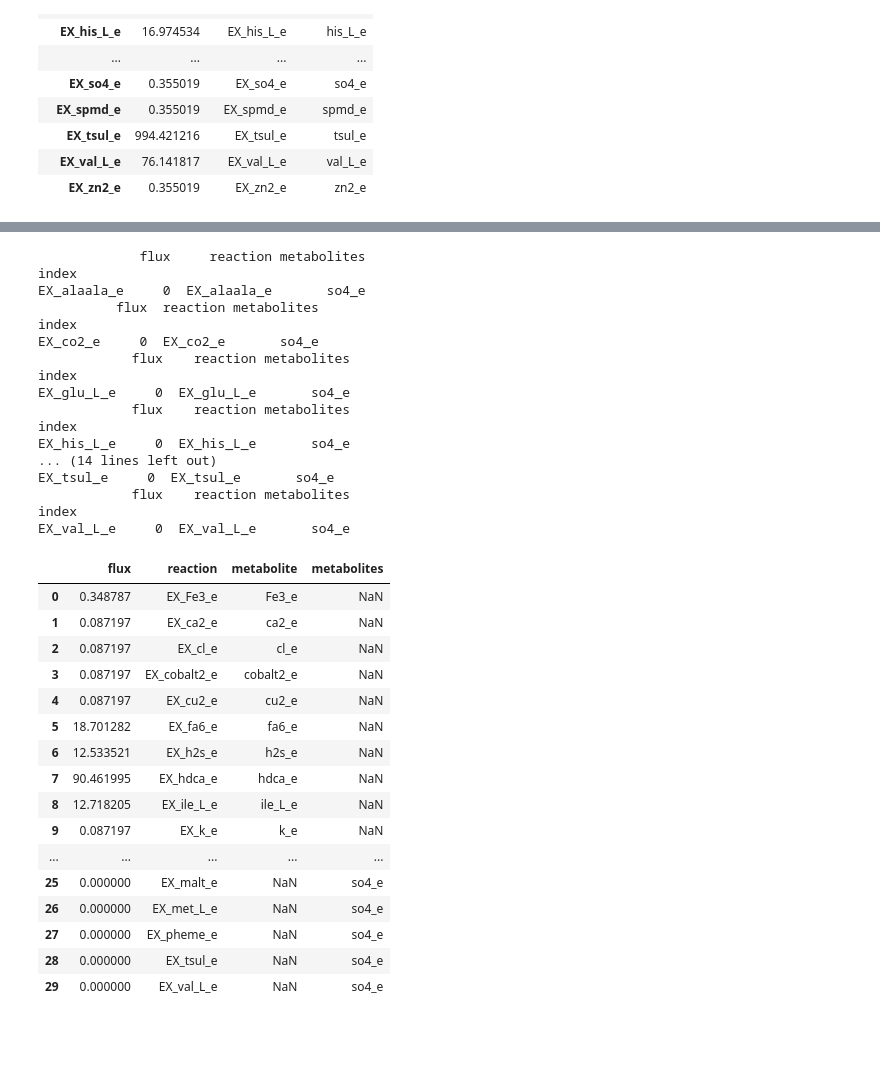
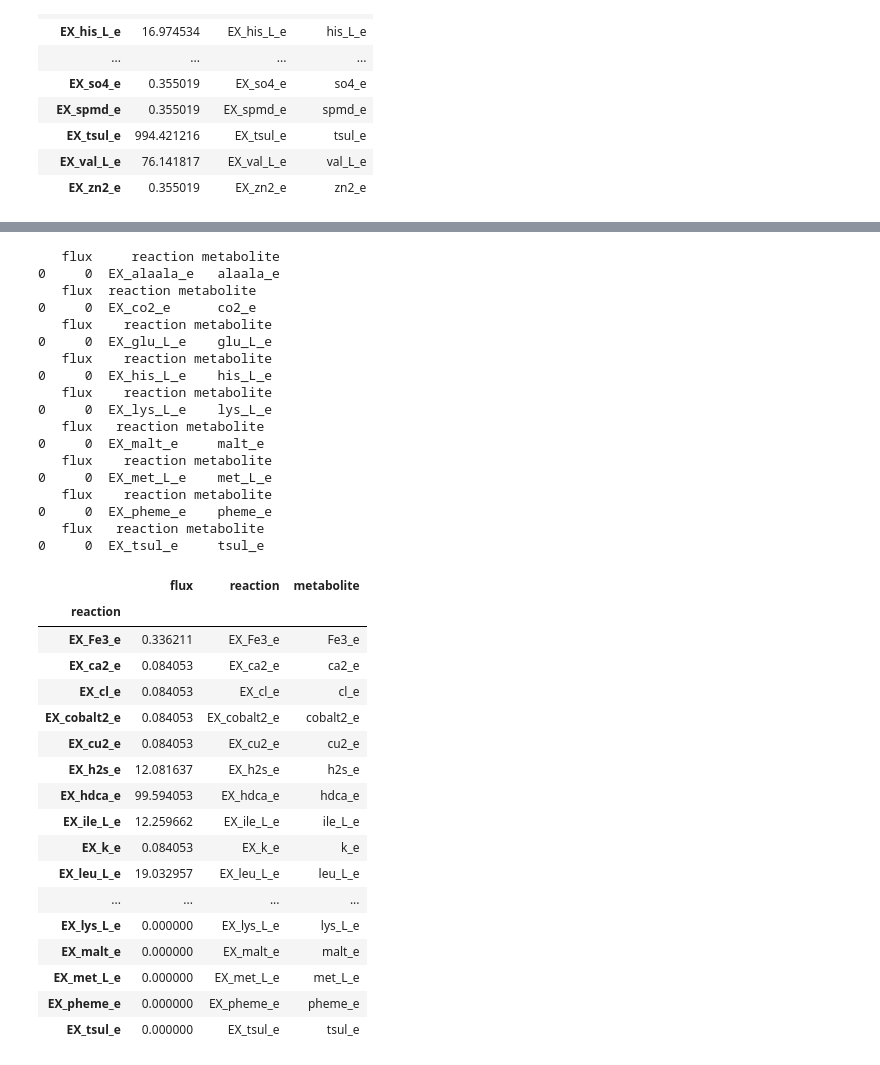
Before and after one commit to BondonMickael/M_xanthus-E_coli-Predation, a Jupyter notebook: notebooks/test_growth.ipynb, the cells around one changed output, grey strips where cells are left out. Saved outputs shown, nothing was run; the diff lists cells and outputs as text; code cells hidden in the pictures; blank space fills up the shorter version.

```diff
--- a/notebooks/test_growth.ipynb
+++ b/notebooks/test_growth.ipynb
@@ -652,8 +652,8 @@ M_xanthus.reactions.EX_no_e.lower_bound = 0
 M_xanthus.reactions.EX_lac_D_e.lower_bound = 0
 M_xanthus.reactions.EX_tsul_e.lower_bound = 0
 
-# M_xanthus.reactions.EX_fa1_e.lower_bound = 0
-# M_xanthus.reactions.EX_fa6_e.lower_bound = 0
+#M_xanthus.reactions.EX_fa1_e.lower_bound = 0
+M_xanthus.reactions.EX_fa6_e.lower_bound = 0
 
 ## ESSENTIAL METABOLITES
 M_xanthus.reactions.EX_mg2_e.lower_bound = -1000
@@ -762,25 +785,26 @@ for index, row in df2.iterrows():
 # %%
 for i in df_row:
     if i not in df_row2:
-        new_row = pd.DataFrame({"": [i],"flux": [0], "reaction": [i], "metabolites": [M_xanthus.reactions.get_by_id("EX_so4_e").reaction.split()[0]]})
-        new_row = new_row.set_index("", inplace=True)
+        new_row = pd.DataFrame({"flux": [0], "reaction": [i], "metabolite": [M_xanthus.reactions.get_by_id(i).reaction.split()[0]]})
+        # new_row.set_index("", inplace=True)
         print(new_row)
         df2 = pd.concat([df2, new_row], ignore_index=True)
 # %% [output]
-             flux     reaction metabolites
-index
-EX_alaala_e     0  EX_alaala_e       so4_e
-          flux  reaction metabolites
-index
-EX_co2_e     0  EX_co2_e       so4_e
-            flux    reaction metabolites
-index
-EX_glu_L_e     0  EX_glu_L_e       so4_e
-            flux    reaction metabolites
-index
-EX_his_L_e     0  EX_his_L_e       so4_e
-... (14 lines left out)
-EX_tsul_e     0  EX_tsul_e       so4_e
-            flux    reaction metabolites
-index
-EX_val_L_e     0  EX_val_L_e       so4_e
+   flux     reaction metabolite
+0     0  EX_alaala_e   alaala_e
+   flux  reaction metabolite
+0     0  EX_co2_e      co2_e
+   flux    reaction metabolite
+0     0  EX_glu_L_e    glu_L_e
+   flux    reaction metabolite
+0     0  EX_his_L_e    his_L_e
+   flux    reaction metabolite
+0     0  EX_lys_L_e    lys_L_e
+   flux   reaction metabolite
+0     0  EX_malt_e     malt_e
+   flux    reaction metabolite
+0     0  EX_met_L_e    met_L_e
+   flux    reaction metabolite
+0     0  EX_pheme_e    pheme_e
+   flux   reaction metabolite
+0     0  EX_tsul_e     tsul_e
@@ -787,20 +813,22 @@ EX_val_L_e     0  EX_val_L_e       so4_e
 # %%
+df2.set_index("reaction", drop=False, inplace=True)
 df2
 # %% [output]
-|  | flux | reaction | metabolite | metabolites |
-| 0 | 0.348787 | EX_Fe3_e | Fe3_e | NaN |
-| 1 | 0.087197 | EX_ca2_e | ca2_e | NaN |
-| 2 | 0.087197 | EX_cl_e | cl_e | NaN |
-| 3 | 0.087197 | EX_cobalt2_e | cobalt2_e | NaN |
-| 4 | 0.087197 | EX_cu2_e | cu2_e | NaN |
-| 5 | 18.701282 | EX_fa6_e | fa6_e | NaN |
-| 6 | 12.533521 | EX_h2s_e | h2s_e | NaN |
-| 7 | 90.461995 | EX_hdca_e | hdca_e | NaN |
-| 8 | 12.718205 | EX_ile_L_e | ile_L_e | NaN |
-| 9 | 0.087197 | EX_k_e | k_e | NaN |
-| ... | ... | ... | ... | ... |
-| 25 | 0.000000 | EX_malt_e | NaN | so4_e |
-| 26 | 0.000000 | EX_met_L_e | NaN | so4_e |
-| 27 | 0.000000 | EX_pheme_e | NaN | so4_e |
-| 28 | 0.000000 | EX_tsul_e | NaN | so4_e |
-| 29 | 0.000000 | EX_val_L_e | NaN | so4_e |
+|  | flux | reaction | metabolite |
+| reaction |  |  |  |
+| EX_Fe3_e | 0.336211 | EX_Fe3_e | Fe3_e |
+| EX_ca2_e | 0.084053 | EX_ca2_e | ca2_e |
+| EX_cl_e | 0.084053 | EX_cl_e | cl_e |
+| EX_cobalt2_e | 0.084053 | EX_cobalt2_e | cobalt2_e |
+| EX_cu2_e | 0.084053 | EX_cu2_e | cu2_e |
+| EX_h2s_e | 12.081637 | EX_h2s_e | h2s_e |
+| EX_hdca_e | 99.594053 | EX_hdca_e | hdca_e |
+| EX_ile_L_e | 12.259662 | EX_ile_L_e | ile_L_e |
+| EX_k_e | 0.084053 | EX_k_e | k_e |
+| EX_leu_L_e | 19.032957 | EX_leu_L_e | leu_L_e |
+| ... | ... | ... | ... |
+| EX_lys_L_e | 0.000000 | EX_lys_L_e | lys_L_e |
+| EX_malt_e | 0.000000 | EX_malt_e | malt_e |
+| EX_met_L_e | 0.000000 | EX_met_L_e | met_L_e |
+| EX_pheme_e | 0.000000 | EX_pheme_e | pheme_e |
+| EX_tsul_e | 0.000000 | EX_tsul_e | tsul_e |
```
Also changed, not shown: parts of 21 cells of this notebook, 6 other files.
